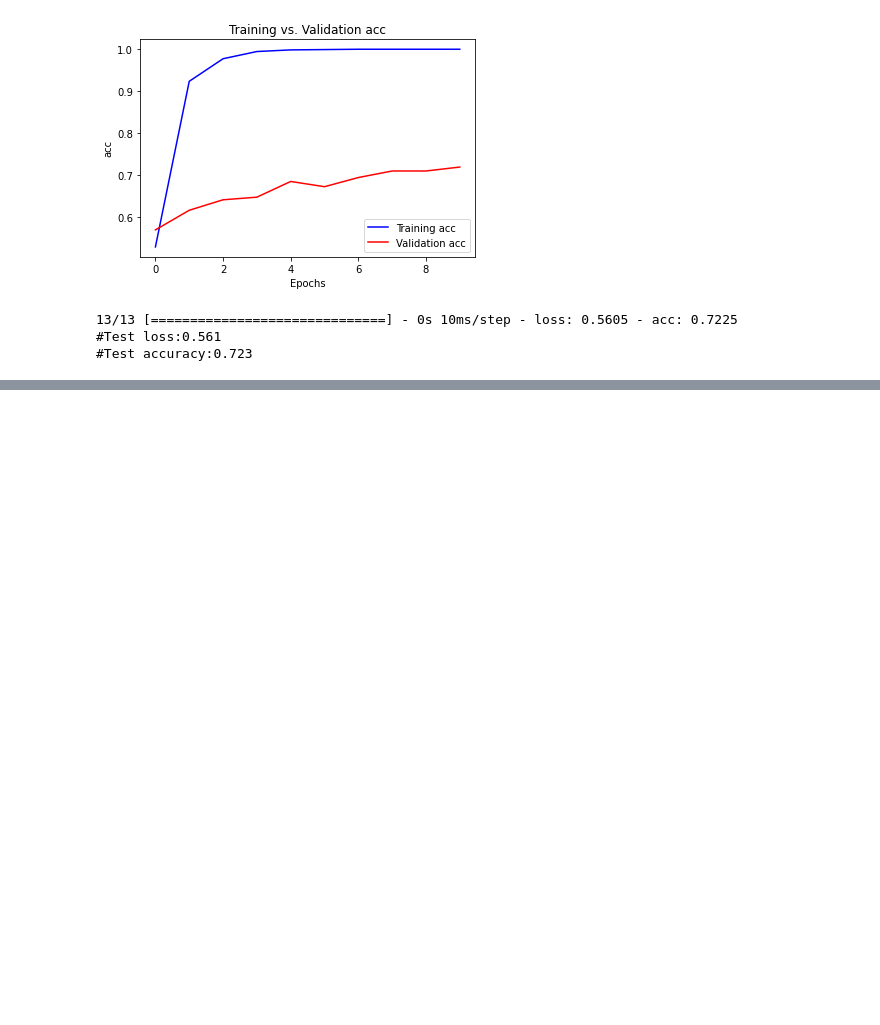
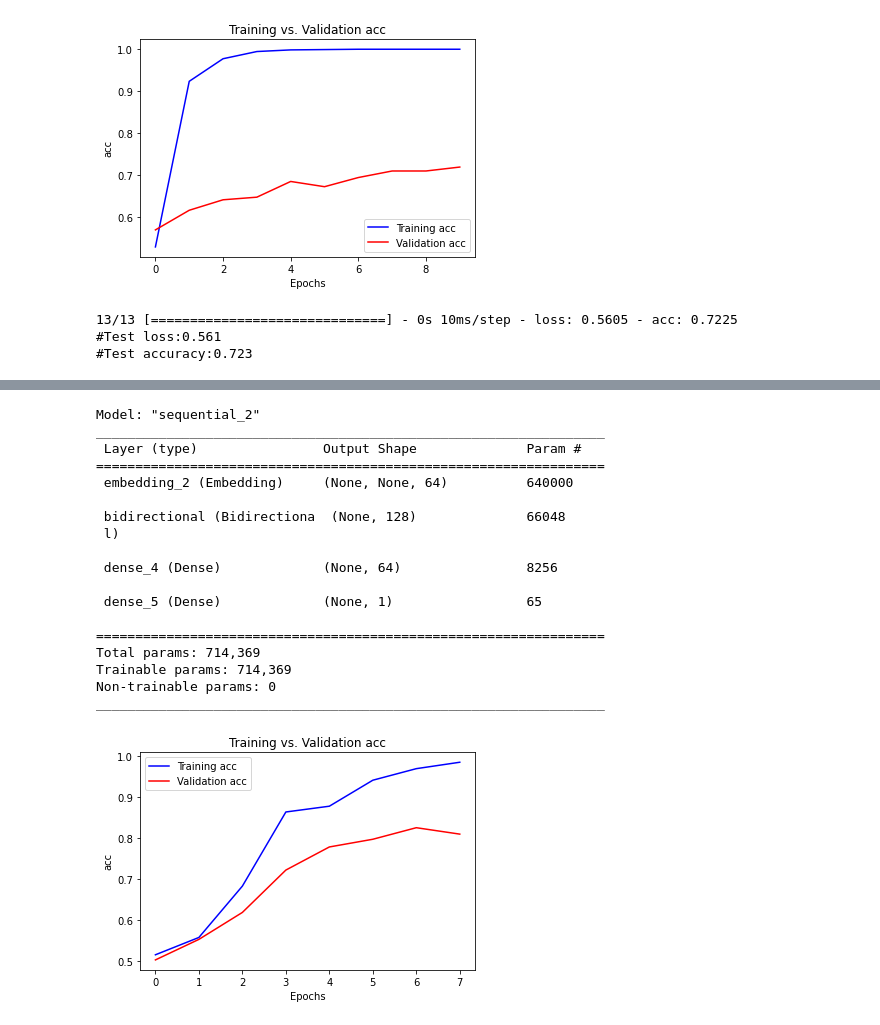
Before and after one commit to devamateur/text-mining-practice, a Jupyter notebook: ch10_RNN/RNN1.ipynb, the cells around one changed output, grey strips where cells are left out. Drawn from its saved outputs; the diff is of its cells as text; code cells hidden in the pictures; blank space fills up the shorter version.

Commit message:
ch10-4 영화리뷰 감성분석2 - RNN, LSTM

```diff
--- a/ch10_RNN/RNN1.ipynb
+++ b/ch10_RNN/RNN1.ipynb
@@ -218,0 +289,40 @@ print(f'#Test accuracy:{score[1]:.3f}')
+# %%
+## 3. Bi-LSTM 이용
+from tensorflow.keras.layers import LSTM, Bidirectional
+
+model = Sequential([
+    Embedding(max_words, 64),
+    Bidirectional(LSTM(64)), # bidirectional LSTM: 두 개 층의 LSTM -> 앞 단어가 뒤에, 뒤 단어가 앞에 미치는 영향 모두 고려
+    Dense(64, activation='relu'),
+    Dense(1, activation='sigmoid')
+])
+model.summary()
+
+model.compile(optimizer=adam, loss='binary_crossentropy', metrics=['acc'])
+
+history = model.fit(X_train, y_train,
+                    epochs=8,
+                    verbose=0,
+                    validation_split=0.2)
+
+plot_results(history, 'acc')
+# %% [output]
+Model: "sequential_2"
+_________________________________________________________________
+ Layer (type)                Output Shape              Param #
+=================================================================
+ embedding_2 (Embedding)     (None, None, 64)          640000
+
+ bidirectional (Bidirectiona  (None, 128)              66048
+ l)
+
+ dense_4 (Dense)             (None, 64)                8256
+
+ dense_5 (Dense)             (None, 1)                 65
+
+=================================================================
+Total params: 714,369
+Trainable params: 714,369
+Non-trainable params: 0
+_________________________________________________________________
+[figure, added]
```
Also changed, not shown: parts of 5 cells of this notebook.
